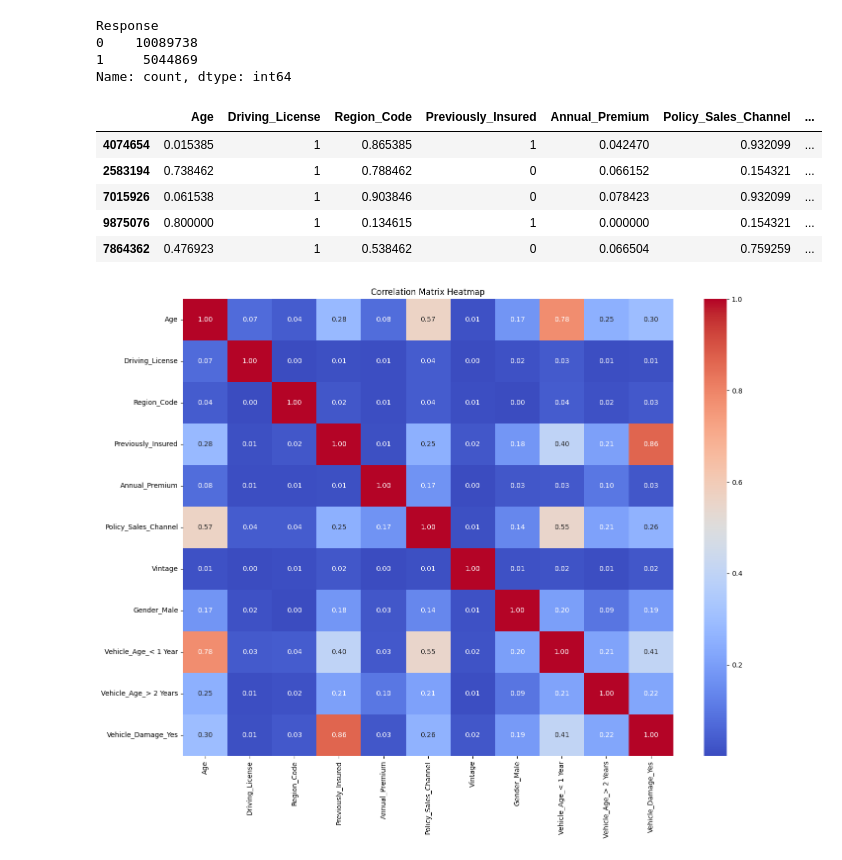
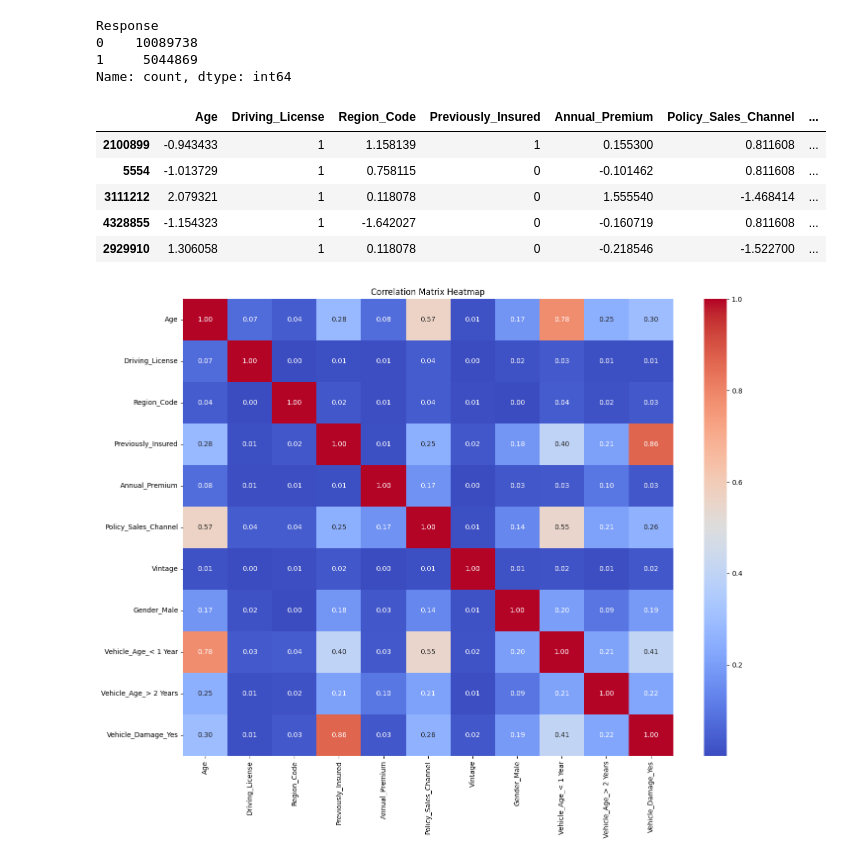
Before and after one commit to shankar-01/Kaggle_PlayGround_Competitions, a Jupyter notebook: playground-4-7.ipynb, the cells around one changed output. Drawn from its saved outputs; the diff is of its cells as text; code cells hidden in the pictures.

```diff
--- a/playground-4-7.ipynb
+++ b/playground-4-7.ipynb
@@ -89,17 +104,17 @@ Name: count, dtype: int64
 # %%
 import seaborn as sns
 import matplotlib.pyplot as plt
-scaler = MinMaxScaler()
+scaler = StandardScaler()
 numerical_features = ['Age', 'Annual_Premium', 'Vintage', 'Region_Code', 'Policy_Sales_Channel']
 df_encoded[numerical_features] = scaler.fit_transform(df_encoded[numerical_features])
 df_encoded.head()
 # %% [output]
 |  | Age | Driving_License | Region_Code | Previously_Insured | Annual_Premium | Policy_Sales_Channel | ... |
-| 4074654 | 0.015385 | 1 | 0.865385 | 1 | 0.042470 | 0.932099 | ... |
-| 2583194 | 0.738462 | 1 | 0.788462 | 0 | 0.066152 | 0.154321 | ... |
-| 7015926 | 0.061538 | 1 | 0.903846 | 0 | 0.078423 | 0.932099 | ... |
-| 9875076 | 0.800000 | 1 | 0.134615 | 1 | 0.000000 | 0.154321 | ... |
-| 7864362 | 0.476923 | 1 | 0.538462 | 0 | 0.066504 | 0.759259 | ... |
+| 2100899 | -0.943433 | 1 | 1.158139 | 1 | 0.155300 | 0.811608 | ... |
+| 5554 | -1.013729 | 1 | 0.758115 | 0 | -0.101462 | 0.811608 | ... |
+| 3111212 | 2.079321 | 1 | 0.118078 | 0 | 1.555540 | -1.468414 | ... |
+| 4328855 | -1.154323 | 1 | -1.642027 | 0 | -0.160719 | 0.811608 | ... |
+| 2929910 | 1.306058 | 1 | 0.118078 | 0 | -0.218546 | -1.522700 | ... |
 # %%
 corr_matrix = df_encoded.corr().abs()
 corr_matrix.head()
```
Also changed, not shown: parts of 5 cells of this notebook.
